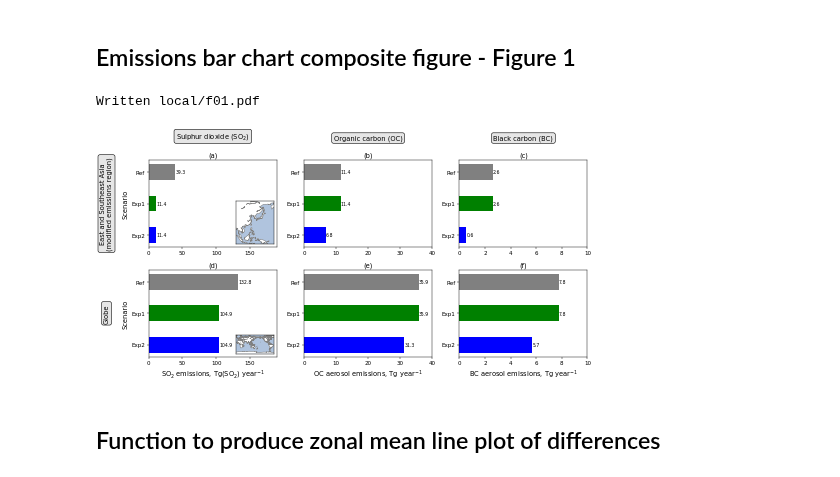
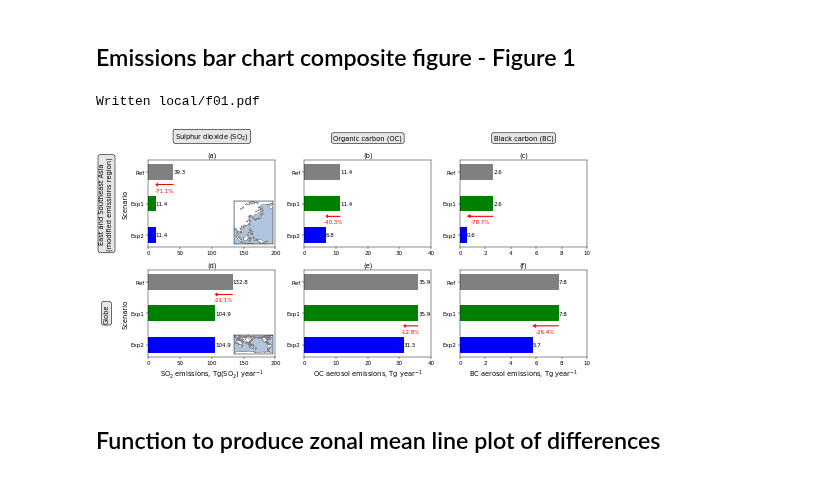
Before and after one commit to grandey/p17d-sulphur-eas-eqm, a Jupyter notebook: analysis_draft2018a/figures_draft2018a.ipynb, the cells around one changed output. Saved outputs shown, nothing was run; the diff lists cells and outputs as text; code cells hidden in the pictures.

Commit message:
Emissions bar charts: adding arrow annotation showing % change

```diff
--- a/analysis_draft2018a/figures_draft2018a.ipynb
+++ b/analysis_draft2018a/figures_draft2018a.ipynb
@@ -140,7 +140,23 @@ def emissions_bars(species='so2tot',
         text = '{:.1f}'.format(data_df.loc[i, 'regional_total'])
         ax.text(data_df.loc[i, 'regional_total'], i,
                 text, verticalalignment='center',
-                horizontalalignment='left', fontsize='small')
+                horizontalalignment='left')
+    # Annotate with percentage change
+    regional_totals = data_df['regional_total']
+    change = regional_totals[2] - regional_totals[0]
+    perc_change = (change / regional_totals[0]) * 100
+    if regional_totals[1] != regional_totals[0]:
+        ypos = 0.4  # position of arrow
+    else:
+        ypos = 1.4
+    ax.arrow(x=regional_totals[0], dx=change, y=ypos, dy=0,
+             fc='r', ec='r',
+             head_width=0.1, head_length=abs(change)/8,
+             length_includes_head=True)
+    ax.text(regional_totals[0]+change/2, ypos+0.1,
+            '{:+.1f}%'.format(perc_change),
+            color='red', horizontalalignment='center',
+            verticalalignment='top')
     # Title
     if title:
         ax.set_title(title)
@@ -173,7 +189,7 @@ gs = gridspec.GridSpec(2, 3)
 # Sulphur dioxide bar charts
 species = 'so2tot'
 xlabel = r'SO$_2$ emissions, Tg(SO$_2$) year$^{-1}$'
-xlim = [0, 190]
+xlim = [0, 200]
 ax1 = emissions_bars(species=species, title='(a)',
                      xlabel=None, xlim=xlim, ylabel=True,
                      region='ESEAs', map_inset=True,
@@ -205,34 +221,34 @@ ax5 = emissions_bars(species=species, title='(c)',
 ax6 = emissions_bars(species=species, title='(f)',
                      xlabel=xlabel, xlim=xlim, ylabel=False,
                      region='Globe', map_inset=False,
                      ax=plt.subplot(gs[1, 2]))
 # Column titles
 for ax, title in zip([ax1, ax3, ax5],
                      [r'Sulphur dioxide (SO$_2$)',
                       r'Organic carbon (OC)',
                       r'Black carbon (BC)']):
     ax.text(0.5, 1.22, title,
             transform=ax.transAxes, fontsize='large',
             verticalalignment='bottom', horizontalalignment='center',
             bbox={'boxstyle': 'round, pad=0.3', 'fc': '0.9', 'ec': 'k'})
 # Row titles
 for ax, title in zip([ax1, ax2],
                      ['East and Southeast Asia\n(modified emissions region)',
                       'Globe']):
     ax.text(-0.33, 0.5, title,
             transform=ax.transAxes, fontsize='large', rotation=90,
             verticalalignment='center', horizontalalignment='center',
             bbox={'boxstyle': 'round, pad=0.3', 'fc': '0.9', 'ec': 'k'})
 # Prevent overlapping labels
 fig.tight_layout()
 # Save figure
 ofilename = 'local/f{:02}.pdf'.format(figure_counter)
 fig.savefig(ofilename, bbox_inches='tight', dpi=300)
 print('Written {}'.format(ofilename))
 figure_counter += 1
 # %% [output]
 Written local/f01.pdf
-[figure, old version]
+[figure, new version]
 # %% [markdown]
 ## Function to produce zonal mean line plot of differences
 # %%
```
Also changed, not shown: parts of 2 cells of this notebook.
